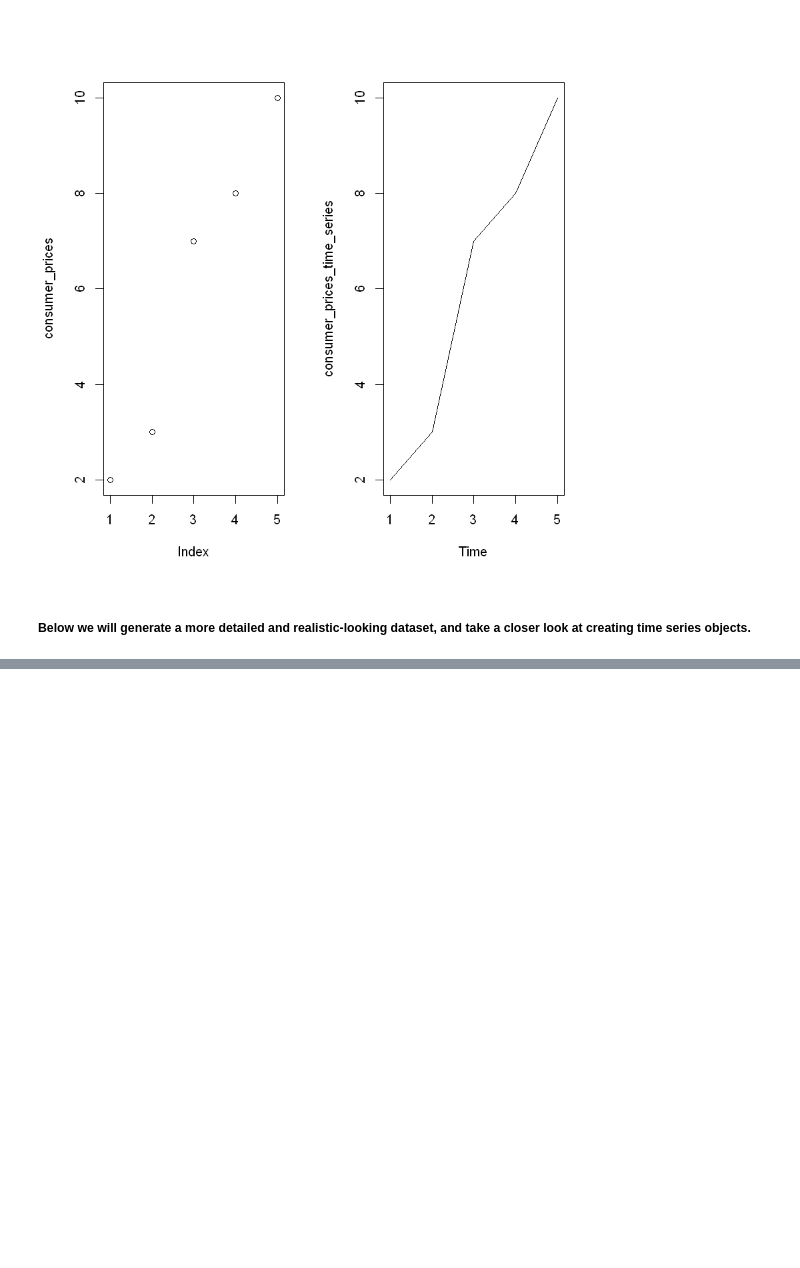
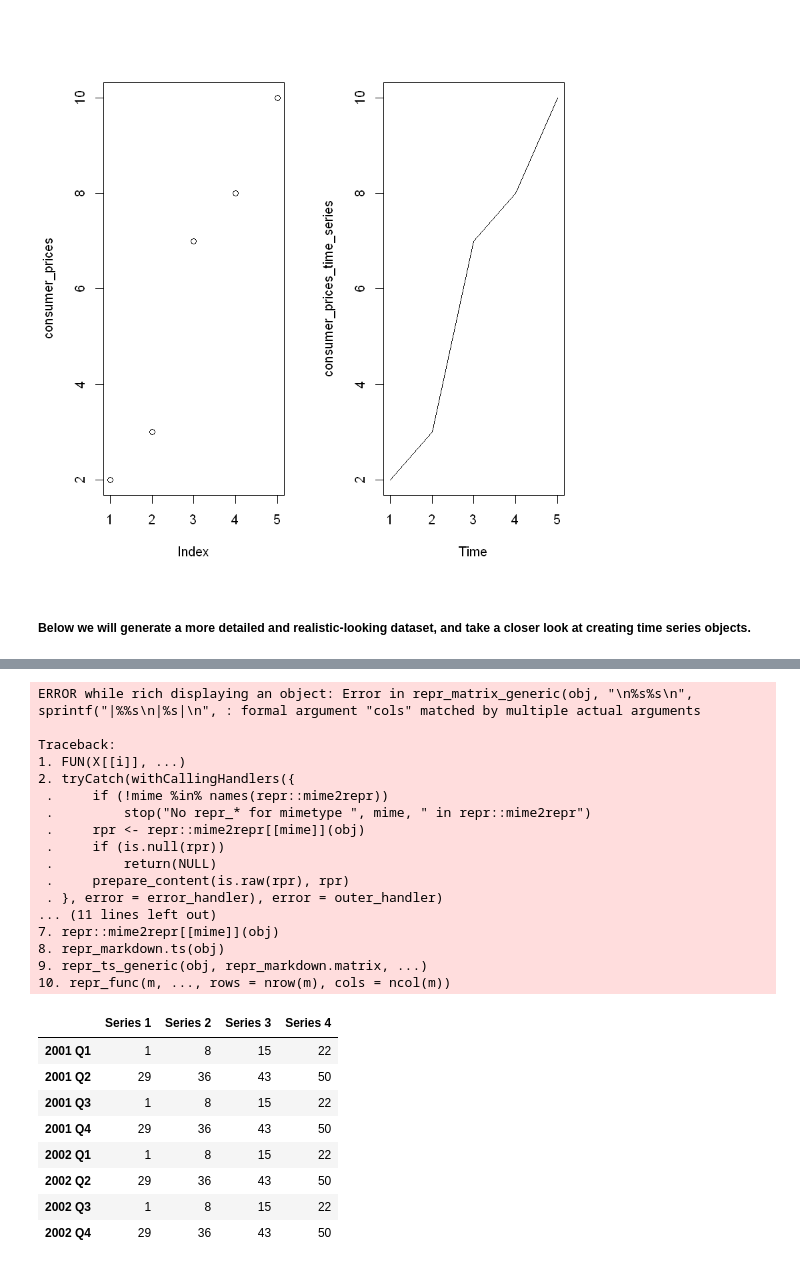
Before and after one commit to TylerTompa/Time-Series, a Jupyter notebook: Time Series Basics.ipynb, the cells around one changed output, grey strips where cells are left out. Drawn from its saved outputs; the diff is of its cells as text; code cells hidden in the pictures; blank space fills up the shorter version.

```diff
--- a/Time Series Basics.ipynb
+++ b/Time Series Basics.ipynb
@@ -366,0 +367,33 @@ random_matrix
+# %%
+# Convert quarterly data to time series object
+time_series_for_example <- ts(data_for_example, start=c(2001, 1), end=c(2002, 4), frequency=4)
+
+# We confirmed that our matrix had two rows and four columns.  We should have the same format here.
+time_series_for_example
+# %% [output]
+ERROR while rich displaying an object: Error in repr_matrix_generic(obj, "\n%s%s\n", sprintf("|%%s\n|%s|\n", : formal argument "cols" matched by multiple actual arguments
+
+Traceback:
+1. FUN(X[[i]], ...)
+2. tryCatch(withCallingHandlers({
+ .     if (!mime %in% names(repr::mime2repr))
+ .         stop("No repr_* for mimetype ", mime, " in repr::mime2repr")
+ .     rpr <- repr::mime2repr[[mime]](obj)
+ .     if (is.null(rpr))
+ .         return(NULL)
+ .     prepare_content(is.raw(rpr), rpr)
+ . }, error = error_handler), error = outer_handler)
+... (11 lines left out)
+7. repr::mime2repr[[mime]](obj)
+8. repr_markdown.ts(obj)
+9. repr_ts_generic(obj, repr_markdown.matrix, ...)
+10. repr_func(m, ..., rows = nrow(m), cols = ncol(m))
+|  | Series 1 | Series 2 | Series 3 | Series 4 |
+| 2001 Q1 | 1 | 8 | 15 | 22 |
+| 2001 Q2 | 29 | 36 | 43 | 50 |
+| 2001 Q3 | 1 | 8 | 15 | 22 |
+| 2001 Q4 | 29 | 36 | 43 | 50 |
+| 2002 Q1 | 1 | 8 | 15 | 22 |
+| 2002 Q2 | 29 | 36 | 43 | 50 |
+| 2002 Q3 | 1 | 8 | 15 | 22 |
+| 2002 Q4 | 29 | 36 | 43 | 50 |
```
Also changed, not shown: parts of 29 cells of this notebook.
